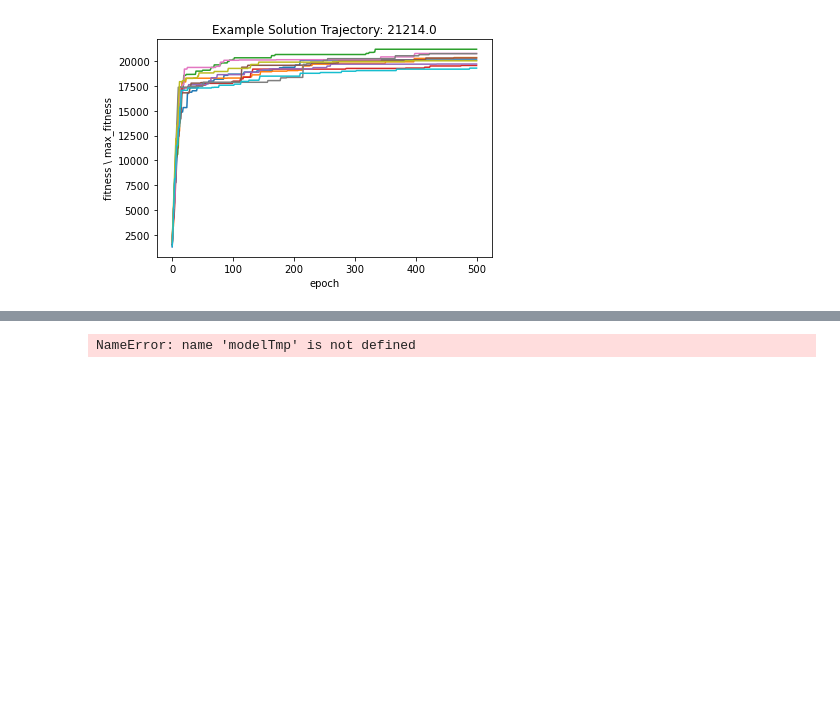
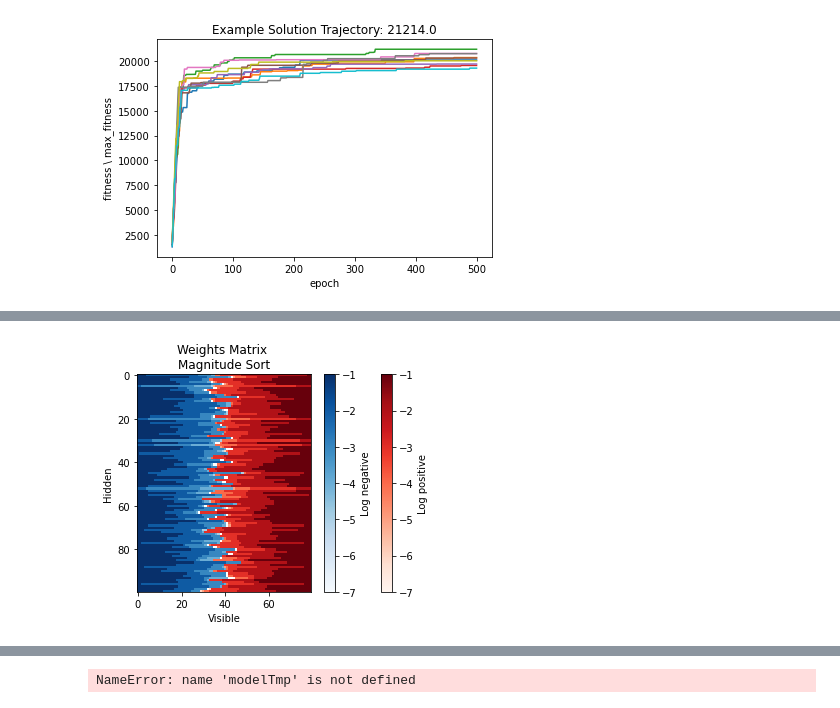
Before and after one commit to FilipKubackiSoton/DeepOptimization, a Jupyter notebook: exp.ipynb, the cells around one changed output, grey strips where cells are left out. Saved outputs shown, nothing was run; the diff lists cells and outputs as text; code cells hidden in the pictures; blank space fills up the shorter version.

```diff
--- a/exp.ipynb
+++ b/exp.ipynb
@@ -307,0 +359,18 @@ tmp = latent_activation(modelTmp, "Bit Activation: modelTmp", "Bit index", "Prob
+# %%
+def plot_magnitude_weight(mask_neg, mask_pos):
+    v1a = mask_pos
+    v1b = mask_neg
+    fig,ax = plt.subplots()
+    pa = ax.imshow(v1a,interpolation='nearest',cmap=cm.Reds)
+    cba = plt.colorbar(pa)
+    pb = ax.imshow(v1b,interpolation='nearest',cmap=cm.Blues)
+    cbb = plt.colorbar(pb)
+    plt.xlabel('Visible')
+    plt.ylabel('Hidden')
+    plt.title("Weights Matrix \nMagnitude Sort")
+    cba.set_label('Log positive')
+    cbb.set_label('Log negative')
+    plt.show()
+plot_magnitude_weight(mask_neg, mask_pos)
+# %% [output]
+[figure, added]
```
Also changed, not shown: parts of 16 cells of this notebook, 20 other files.
